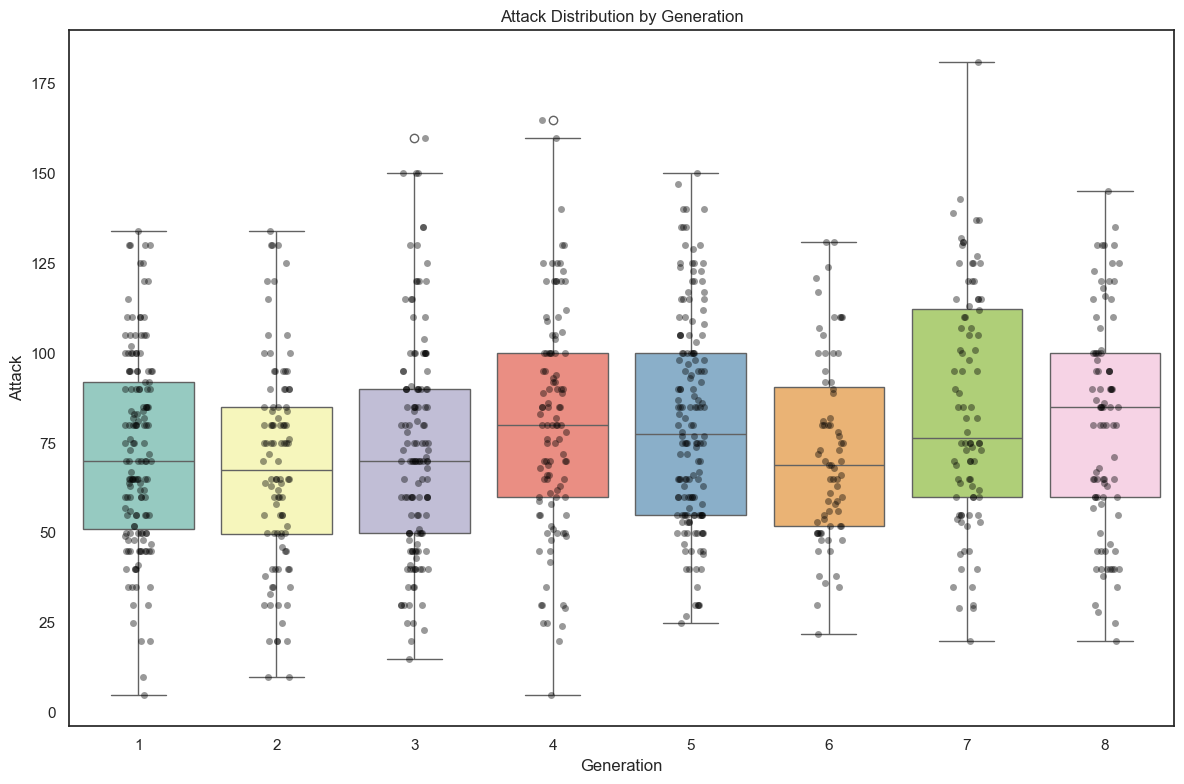
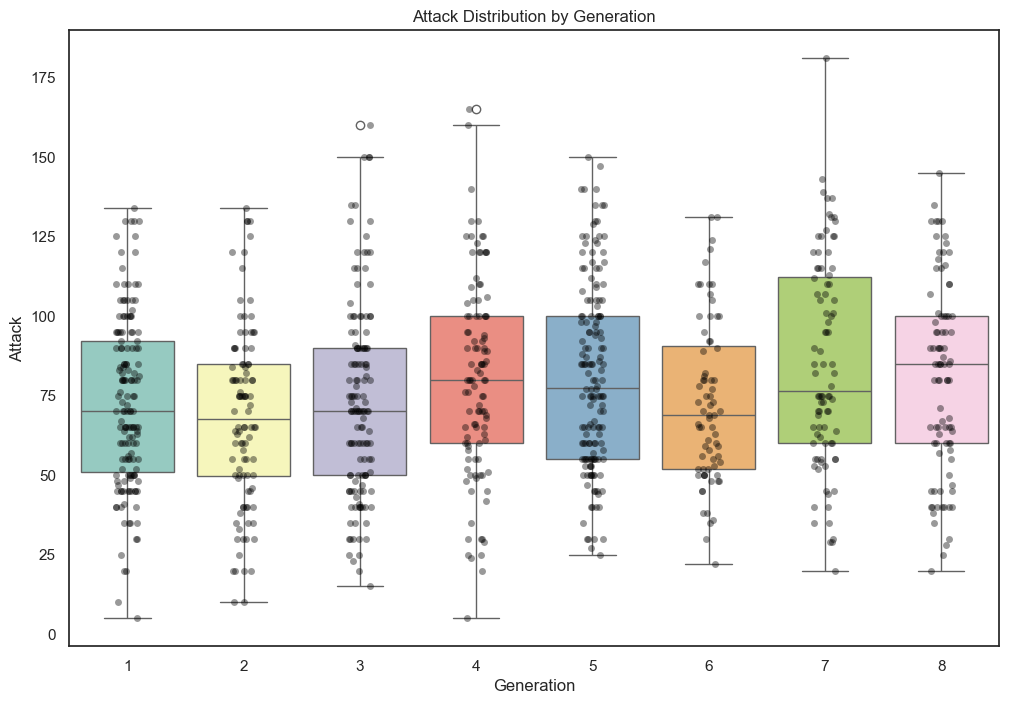
The notebook cell's code change between the first figure and the second:
--- before
+++ after
@@ -14,6 +14,4 @@
 plt.xlabel("Generation")
 plt.ylabel("Attack")
-plt.tight_layout()
+plt.savefig("attack_by_generation_boxplot.png")
 plt.show()
-
-plt.savefig("attack_by_generation_boxplot.png", dpi=150)

Commit: split analysis notebook into parts